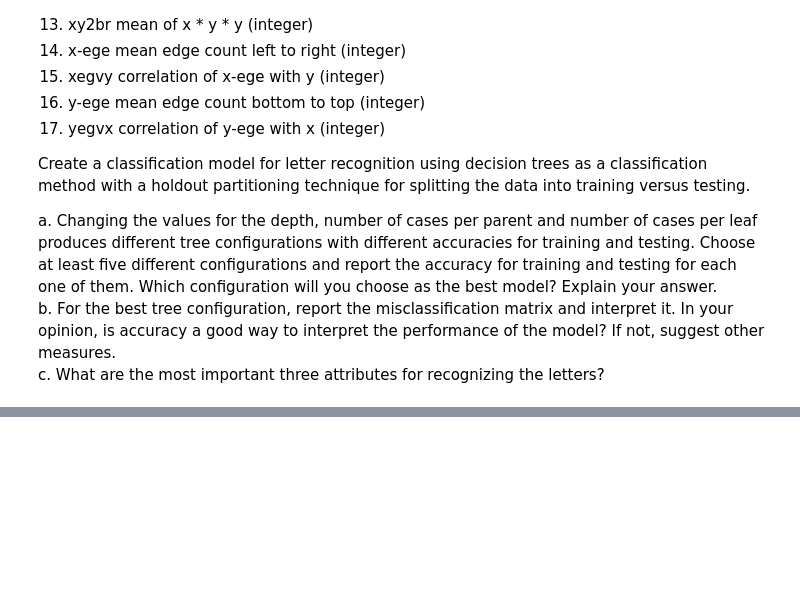
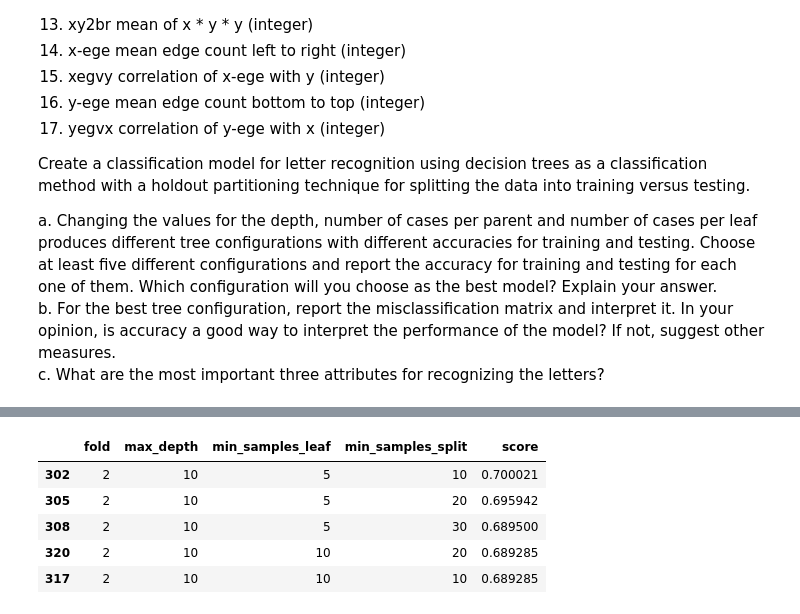
Before and after one commit to PixarJunkie/fundamentals-of-data-science, a Jupyter notebook: notebooks/assignment-4.ipynb, the cells around one changed output, grey strips where cells are left out. Cells and saved outputs as stored; diff of their text form; code cells hidden in the pictures; blank space fills up the shorter version.

```diff
--- a/notebooks/assignment-4.ipynb
+++ b/notebooks/assignment-4.ipynb
@@ -47,0 +90,23 @@ sled_df.head()
+# %%
+#Base decision tree
+dt = DecisionTreeClassifier(criterion = 'gini', random_state = 23)
+
+#Params to pass to classification model
+params = {'max_depth': [2, 4, 6, 8, 10], 'min_samples_split': [10, 20, 30, 40, 50], 'min_samples_leaf': [5, 10, 15, 20, 25]}
+
+#Classification model
+dt_clf = grid_search.GridSearchCV(dt, param_grid = params, n_jobs = 4)
+dt_clf = dt_clf.fit(X = X_train, y = labels)
+
+predictions = dt_clf.predict(X_test)
+
+results_df = grid_scores_to_df(clf.grid_scores_).sort_values(by = ['score'], ascending = False)
+
+results_df.head()
+# %% [output]
+|  | fold | max_depth | min_samples_leaf | min_samples_split | score |
+| 302 | 2 | 10 | 5 | 10 | 0.700021 |
+| 305 | 2 | 10 | 5 | 20 | 0.695942 |
+| 308 | 2 | 10 | 5 | 30 | 0.689500 |
+| 320 | 2 | 10 | 10 | 20 | 0.689285 |
+| 317 | 2 | 10 | 10 | 10 | 0.689285 |
```
Also changed, not shown: parts of 18 cells of this notebook, 3 other files.
